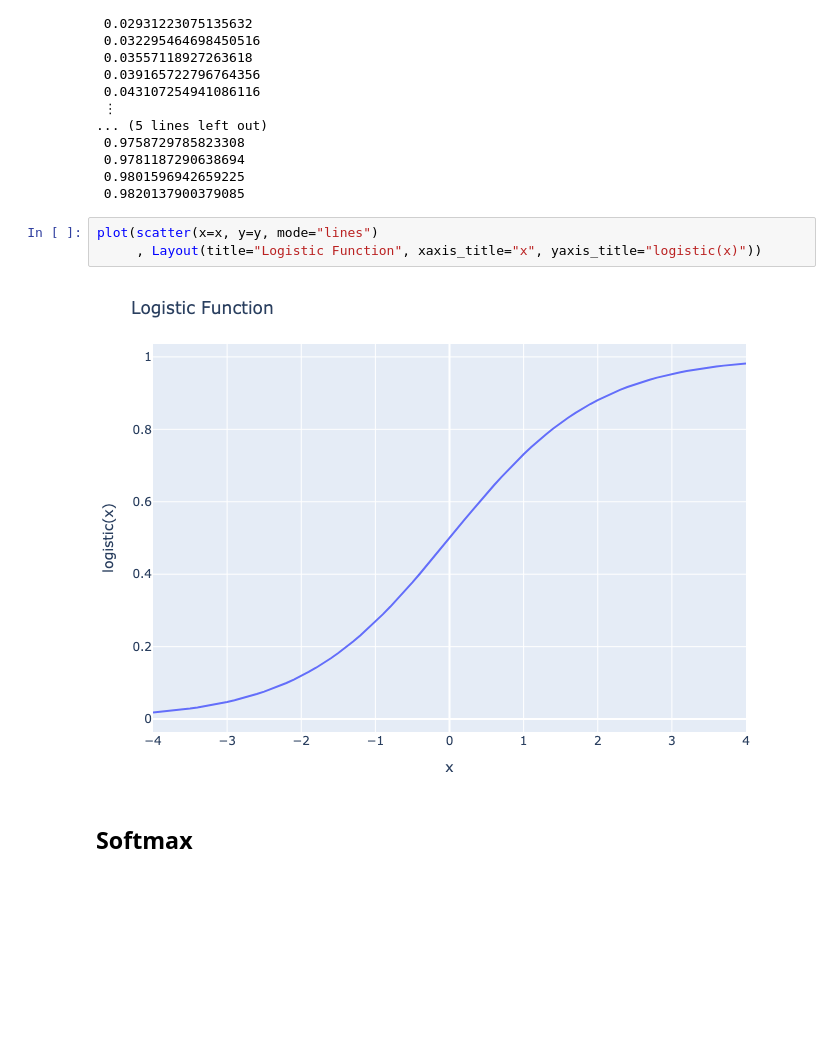
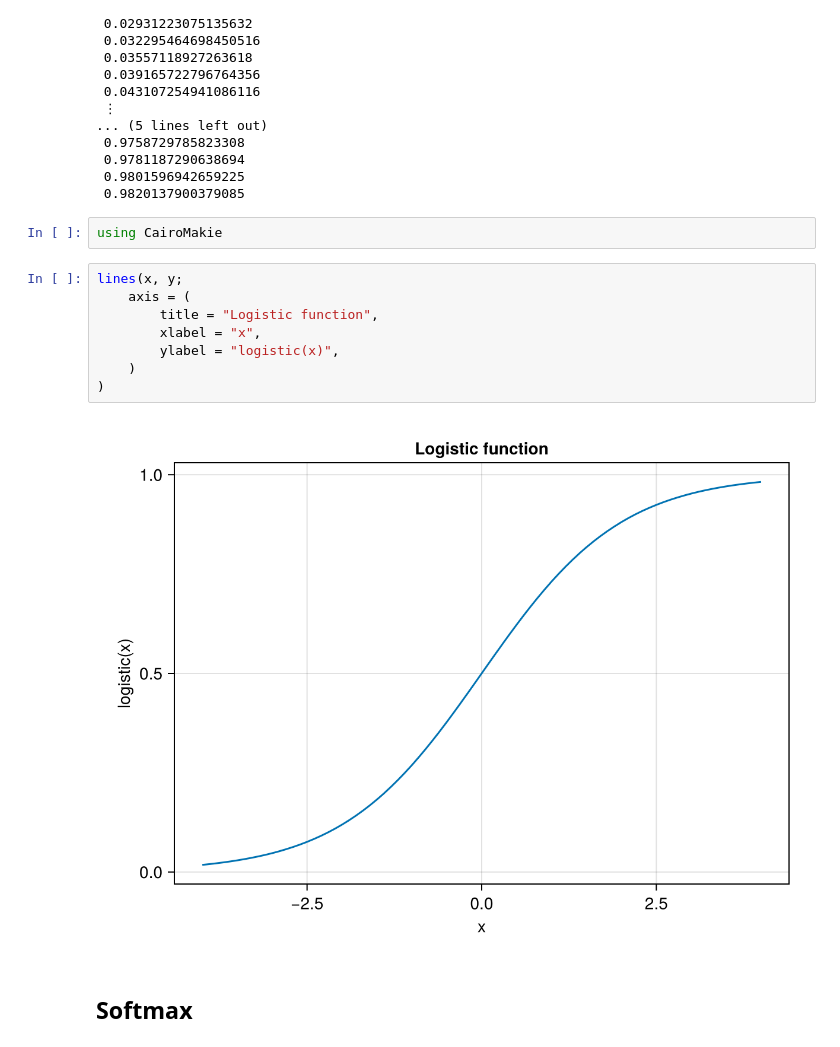
Before and after one commit to graeme-a-stewart/OxfordML-code, a Jupyter notebook: neural-networks.ipynb, the cells around one changed output. Saved outputs shown, nothing was run; the diff lists cells and outputs as text; blank space fills up the shorter version.

Commit message:
Add 2-gram NLP exercise
Convert NN notebook to CairoMakie, to preserve plot

```diff
--- a/neural-networks.ipynb
+++ b/neural-networks.ipynb
@@ -41,11 +39,18 @@ y = logistic.(x)
  0.9781187290638694
  0.9801596942659225
  0.9820137900379085
+# %%
+using CairoMakie
 # %%
-plot(scatter(x=x, y=y, mode="lines")
-     , Layout(title="Logistic Function", xaxis_title="x", yaxis_title="logistic(x)"))
+lines(x, y;
+    axis = (
+        title = "Logistic function",
+        xlabel = "x",
+        ylabel = "logistic(x)",
+    )
+)
 # %% [output]
-[figure, old version]
+[figure, new version]
 # %% [markdown]
 ## Softmax
 # %%
```
Also changed, not shown: parts of 6 cells of this notebook, 2 other files.
